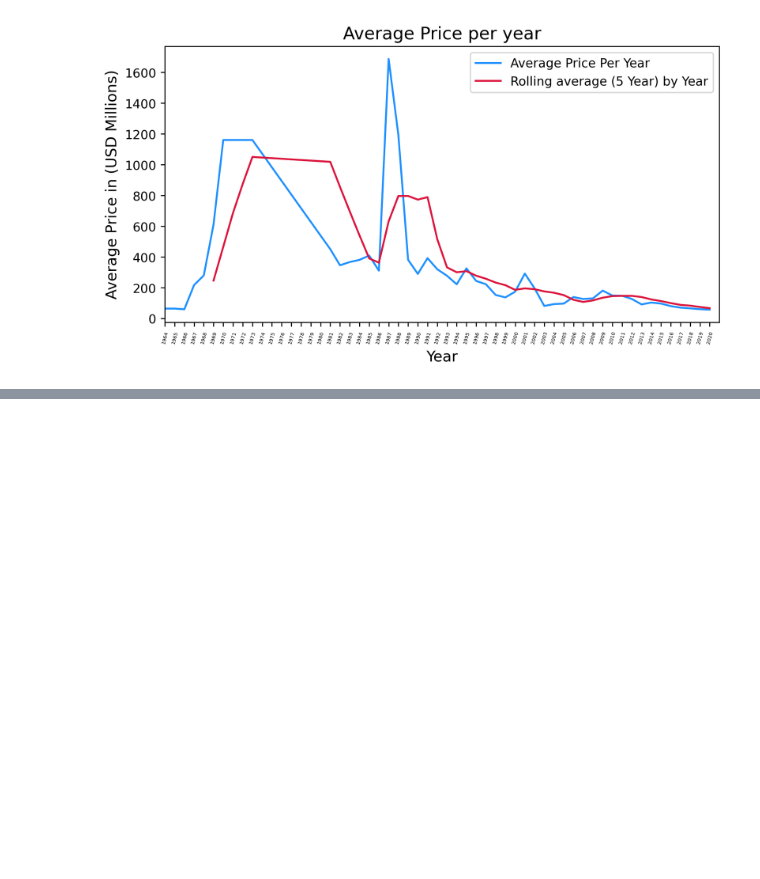
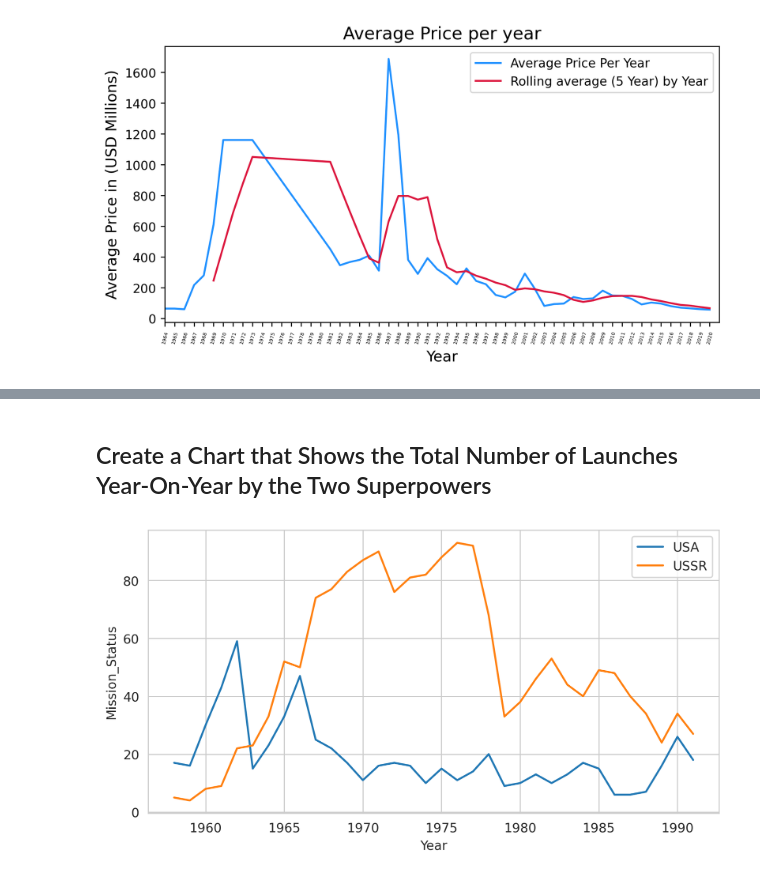
Before and after one commit to shubhenduanupamdutta/Portfolio_18_Analyse_Space_Race, a Jupyter notebook: Space_Race.ipynb, the cells around one changed output, grey strips where cells are left out. Drawn from its saved outputs; the diff is of its cells as text; code cells hidden in the pictures; blank space fills up the shorter version.

```diff
--- a/Space_Race.ipynb
+++ b/Space_Race.ipynb
@@ -729,0 +773,3 @@ plt.show()
+# %%
+cold_war = df_data.query("Year > 1957 and Year < 1992").copy()
+cold_war
@@ -729,0 +790,5 @@ plt.show()
+# %%
+cold_war.replace('Russian Federation', "USSR", inplace=True)
+cold_war.replace('Kazakhstan', "USSR", inplace=True)
+cold_war = cold_war[cold_war['Country'].isin(['USSR', 'USA'])]
+cold_war
@@ -729,0 +818,22 @@ plt.show()
+# %% [markdown]
+## Create a Chart that Shows the Total Number of Launches Year-On-Year by the Two Superpowers
+# %%
+by_year = cold_war.groupby(['Country', 'Year'], observed=True, as_index=False).agg({'Mission_Status': pd.Series.count})
+
+USA = by_year[by_year['Country'] == 'USA']
+USSR = by_year[by_year['Country'] == 'USSR']
+plt.figure(figsize=(8, 4), dpi=256)
+with sns.axes_style('whitegrid'):
+    ax = sns.lineplot(data = USA,
+        x='Year',
+        y='Mission_Status',
+        label='USA'
+    )
+    ax = sns.lineplot(data = USSR,
+        x='Year',
+        y='Mission_Status',
+        label='USSR'
+    )
+plt.show()
+# %% [output]
+[figure, added]
```
Also changed, not shown: parts of 22 cells of this notebook.
